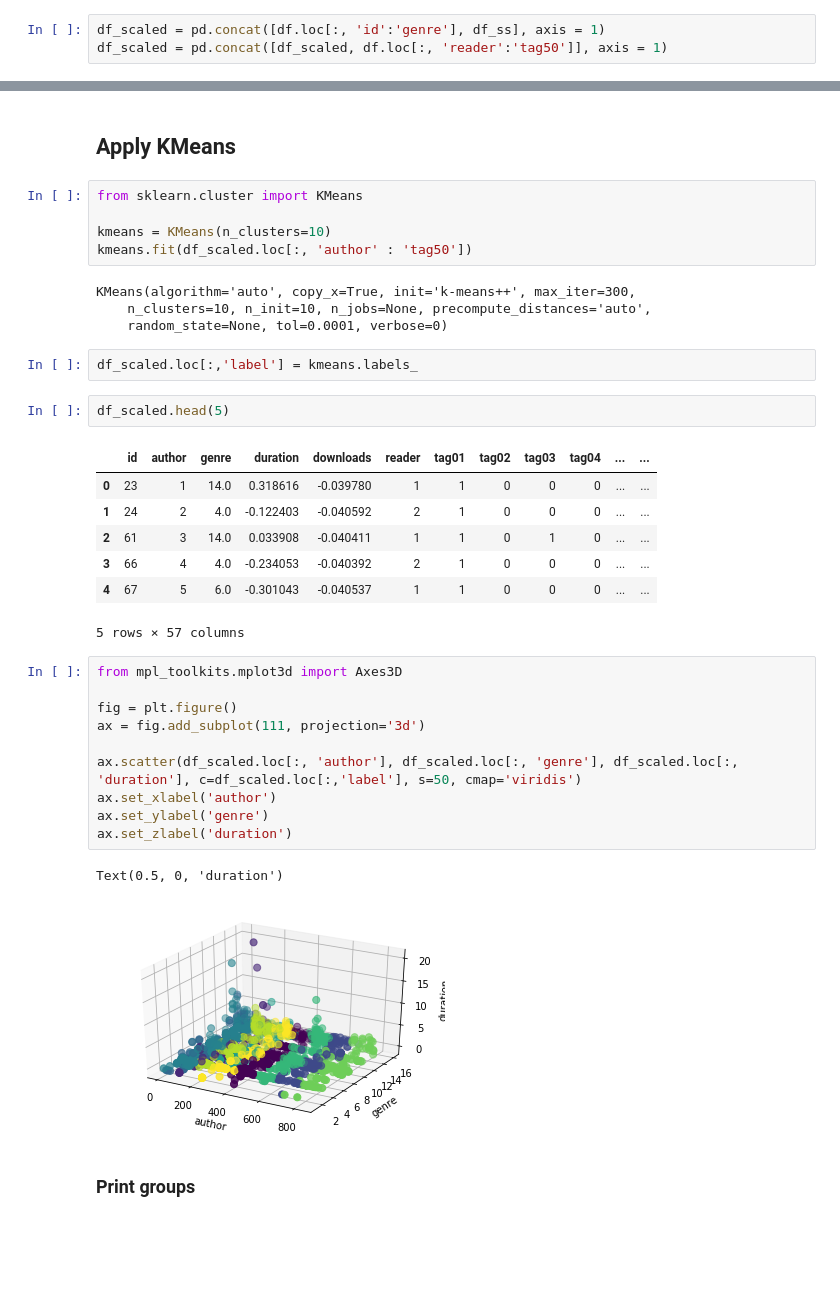
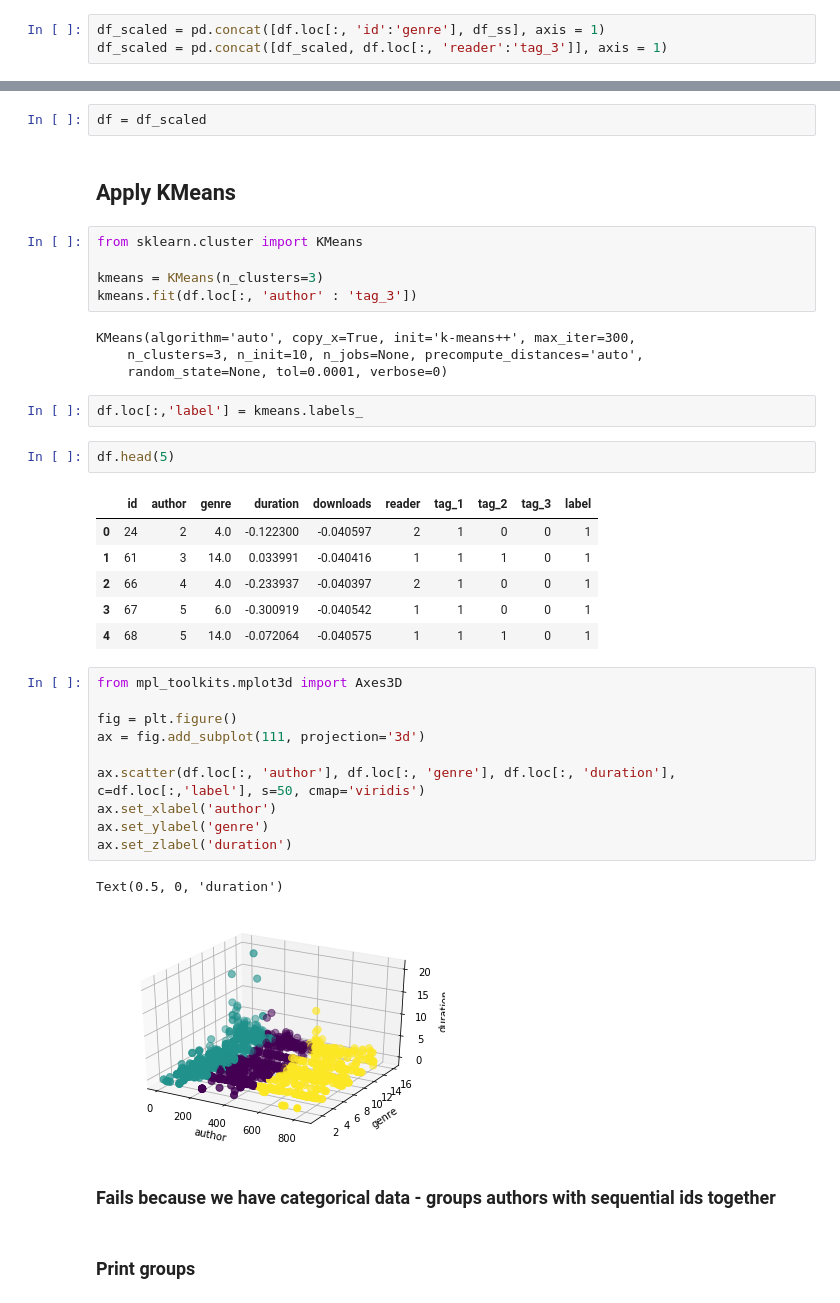
Before and after one commit to artemkv/data-science, a Jupyter notebook: 003 Similar Books/similar.ipynb, the cells around one changed output, grey strips where cells are left out. Saved outputs shown, nothing was run; the diff lists cells and outputs as text; blank space fills up the shorter version.

```diff
--- a/003 Similar Books/similar.ipynb
+++ b/003 Similar Books/similar.ipynb
@@ -132,7 +148,7 @@ plt.show()
 [figure]
 # %%
 df_scaled = pd.concat([df.loc[:, 'id':'genre'], df_ss], axis = 1)
-df_scaled = pd.concat([df_scaled, df.loc[:, 'reader':'tag50']], axis = 1)
+df_scaled = pd.concat([df_scaled, df.loc[:, 'reader':'tag_3']], axis = 1)
 # %%
 df_scaled.head(5)
 # %% [output]
@@ -146,39 +161,42 @@ df_scaled.head(5)
+# %%
+df = df_scaled
 # %% [markdown]
 ## Apply KMeans
 # %%
 from sklearn.cluster import KMeans
 
-kmeans = KMeans(n_clusters=10)
-kmeans.fit(df_scaled.loc[:, 'author' : 'tag50'])
+kmeans = KMeans(n_clusters=3)
+kmeans.fit(df.loc[:, 'author' : 'tag_3'])
 # %% [output]
 KMeans(algorithm='auto', copy_x=True, init='k-means++', max_iter=300,
-    n_clusters=10, n_init=10, n_jobs=None, precompute_distances='auto',
+    n_clusters=3, n_init=10, n_jobs=None, precompute_distances='auto',
     random_state=None, tol=0.0001, verbose=0)
 # %%
-df_scaled.loc[:,'label'] = kmeans.labels_
+df.loc[:,'label'] = kmeans.labels_
 # %%
-df_scaled.head(5)
+df.head(5)
 # %% [output]
-|  | id | author | genre | duration | downloads | reader | tag01 | tag02 | tag03 | tag04 | ... | ... |
-| 0 | 23 | 1 | 14.0 | 0.318616 | -0.039780 | 1 | 1 | 0 | 0 | 0 | ... | ... |
-| 1 | 24 | 2 | 4.0 | -0.122403 | -0.040592 | 2 | 1 | 0 | 0 | 0 | ... | ... |
-| 2 | 61 | 3 | 14.0 | 0.033908 | -0.040411 | 1 | 1 | 0 | 1 | 0 | ... | ... |
-| 3 | 66 | 4 | 4.0 | -0.234053 | -0.040392 | 2 | 1 | 0 | 0 | 0 | ... | ... |
-| 4 | 67 | 5 | 6.0 | -0.301043 | -0.040537 | 1 | 1 | 0 | 0 | 0 | ... | ... |
+|  | id | author | genre | duration | downloads | reader | tag_1 | tag_2 | tag_3 | label |
+| 0 | 24 | 2 | 4.0 | -0.122300 | -0.040597 | 2 | 1 | 0 | 0 | 1 |
+| 1 | 61 | 3 | 14.0 | 0.033991 | -0.040416 | 1 | 1 | 1 | 0 | 1 |
+| 2 | 66 | 4 | 4.0 | -0.233937 | -0.040397 | 2 | 1 | 0 | 0 | 1 |
+| 3 | 67 | 5 | 6.0 | -0.300919 | -0.040542 | 1 | 1 | 0 | 0 | 1 |
+| 4 | 68 | 5 | 14.0 | -0.072064 | -0.040575 | 1 | 1 | 1 | 0 | 1 |
-5 rows × 57 columns
 # %%
 from mpl_toolkits.mplot3d import Axes3D
 
 fig = plt.figure()
 ax = fig.add_subplot(111, projection='3d')
 
-ax.scatter(df_scaled.loc[:, 'author'], df_scaled.loc[:, 'genre'], df_scaled.loc[:, 'duration'], c=df_scaled.loc[:,'label'], s=50, cmap='viridis')
+ax.scatter(df.loc[:, 'author'], df.loc[:, 'genre'], df.loc[:, 'duration'], c=df.loc[:,'label'], s=50, cmap='viridis')
 ax.set_xlabel('author')
 ax.set_ylabel('genre')
 ax.set_zlabel('duration')
 # %% [output]
 Text(0.5, 0, 'duration')
-[figure, old version]
+[figure, new version]
+# %% [markdown]
+### Fails because we have categorical data - groups authors with sequential ids together
 # %% [markdown]
 ### Print groups
 # %%
```
Also changed, not shown: parts of 25 cells of this notebook, 1 other file.
